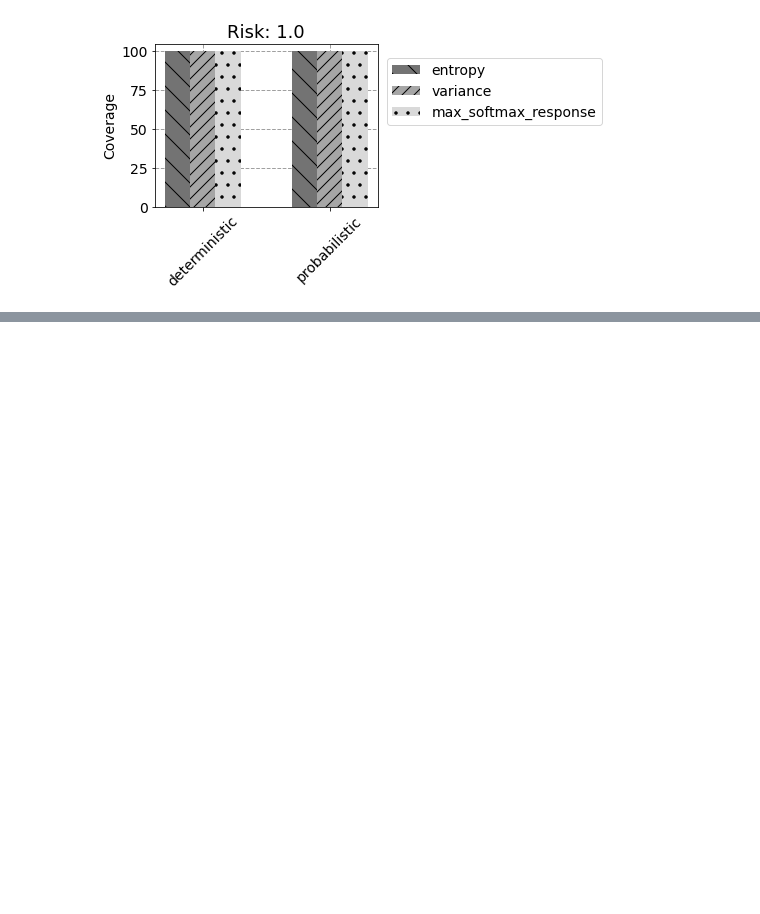
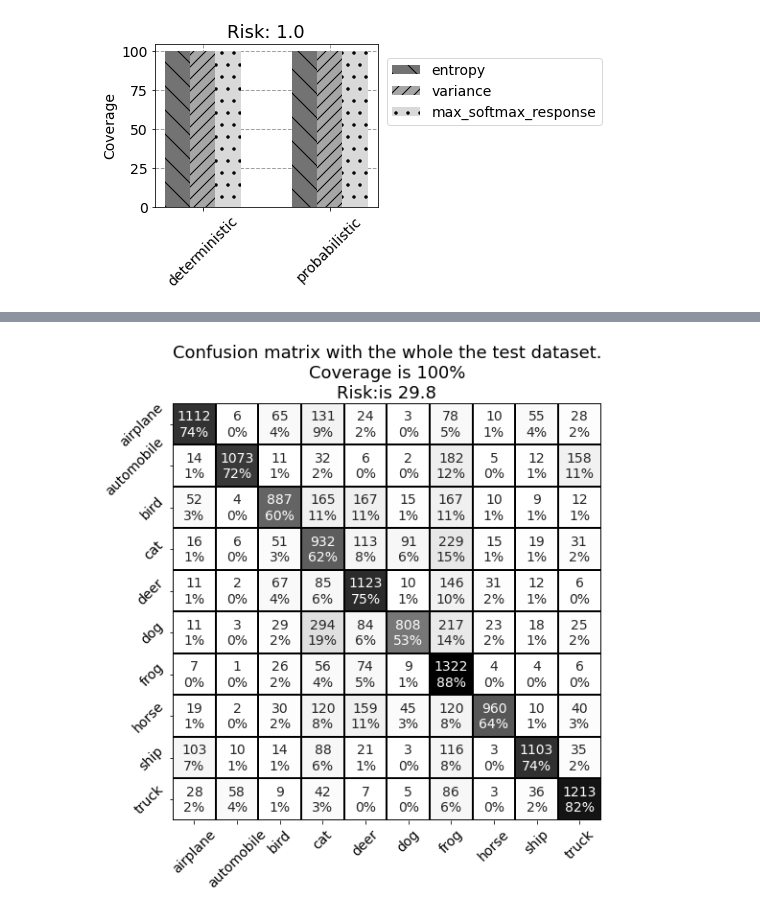
Before and after one commit to richter43/MLAUtils, a Jupyter notebook: Selective_classification.ipynb, the cells around one changed output, grey strips where cells are left out. Cells and saved outputs as stored; diff of their text form; code cells hidden in the pictures; blank space fills up the shorter version.

```diff
--- a/Selective_classification.ipynb
+++ b/Selective_classification.ipynb
@@ -614,0 +659,5 @@ for risk in coverage_stats.keys():
+# %%
+preds_averaged = np.mean(preds, axis=0)
+# %%
+true_labels = np.hstack((np.argmax(y_true_cifar10_test, axis=1),
+                        label_corruption[corruption_level*10000+n_samples:corruption_level*10000+10000]))
@@ -614,0 +683,35 @@ for risk in coverage_stats.keys():
+# %%
+from sklearn.metrics import confusion_matrix
+import seaborn as sns
+from matplotlib import cm as plt_cmap
+def seaborn_cm(cm, ax, tick_labels, fontsize=14):
+
+    group_counts = ["{:0.0f}".format(value) for value in cm.flatten()]
+    cm = cm.astype('float') / cm.sum(axis=1)[:, np.newaxis]
+    cm = np.nan_to_num(cm)
+    group_percentages = ["{:0.0f}".format(value*100) for value in cm.flatten()]
+    cm_labels = [f"{c}\n{p}%" for c, p in zip(group_counts, group_percentages)]
+    cm_labels = np.asarray(cm_labels).reshape(len(tick_labels), len(tick_labels))
+    sns.heatmap(cm,
+                ax=ax,
+                annot=cm_labels,
+                fmt='',
+                cbar=False,
+                cmap=plt_cmap.Greys,
+                linewidths=1, linecolor='black',
+                annot_kws={"fontsize": fontsize},
+                xticklabels=tick_labels,
+                yticklabels=tick_labels)
+    ax.set_yticklabels(ax.get_yticklabels(), size=fontsize, rotation=45)
+    ax.set_xticklabels(ax.get_xticklabels(), size=fontsize, rotation=45)
+# %%
+cm = confusion_matrix(true_labels,
+                      np.argmax(preds_averaged, axis=1))
+categorical_labels = ["airplane", "automobile", "bird", "cat",
+    "deer", "dog", "frog", "horse", "ship", "truck"]
+fig, ax = plt.subplots(1, 1, figsize=(8, 8))
+seaborn_cm(cm, ax, categorical_labels)
+ax.set_title("Confusion matrix with the whole the test dataset.\nCoverage is 100%\nRisk:is {:.1f}".format(
+    100 - np.sum(np.diag(cm)) / len(variance) * 100));
+# %% [output]
+[figure, added]
```
Also changed, not shown: parts of 16 cells of this notebook.
